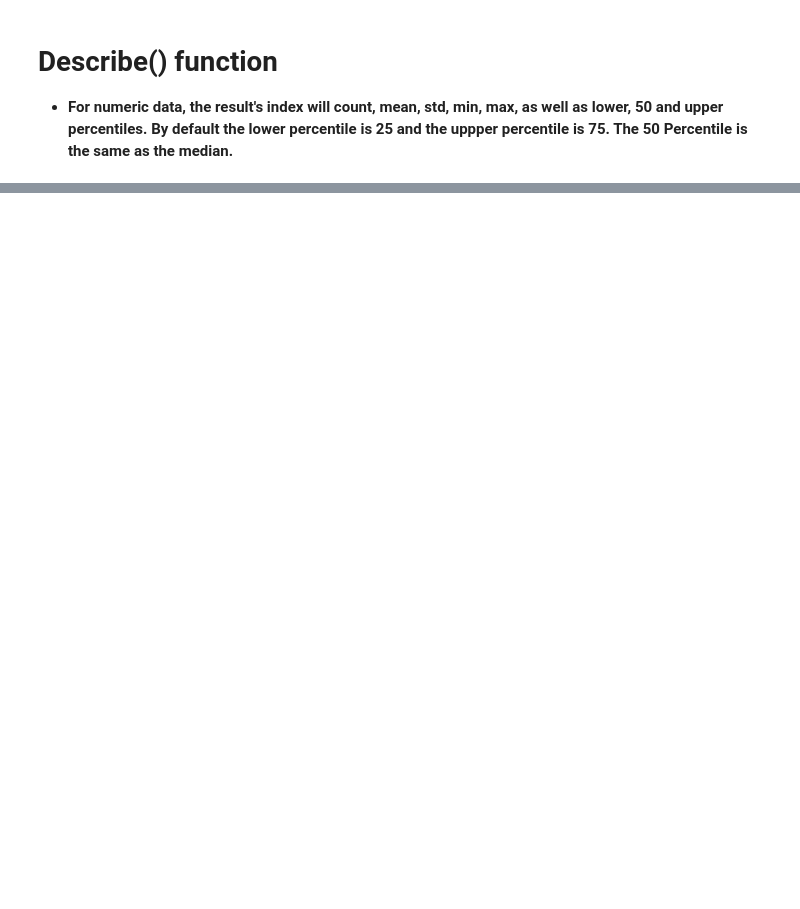
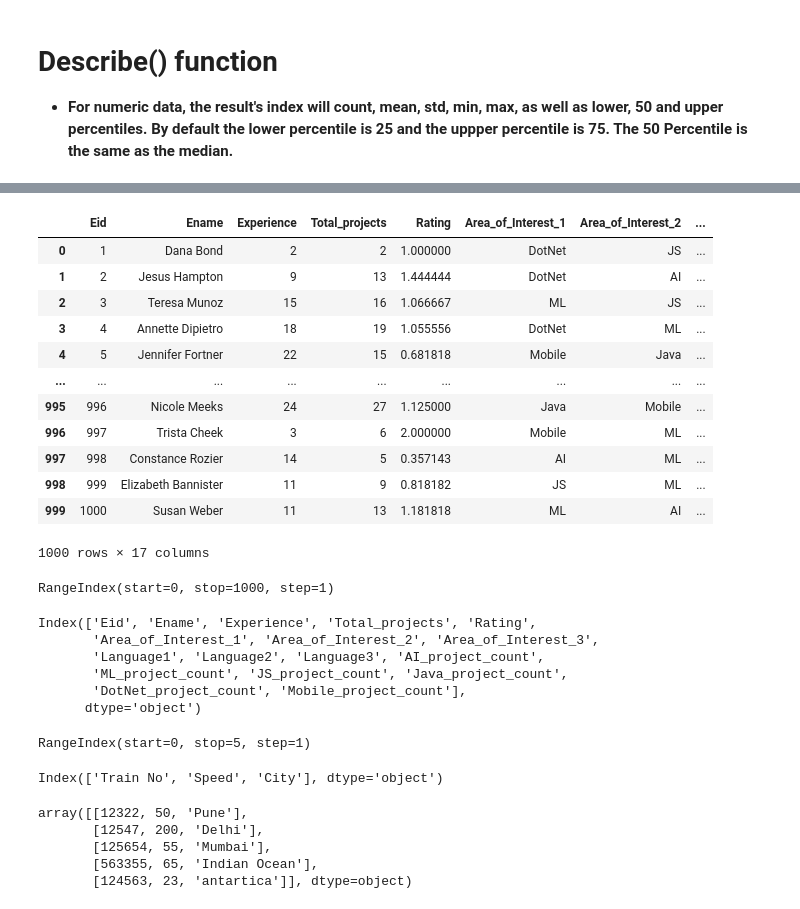
Before and after one commit to Roushan-World/Data_Analytics_10_11-30, a Jupyter notebook: 2.Pandas.ipynb, the cells around one changed output, grey strips where cells are left out. Cells and saved outputs as stored; diff of their text form; code cells hidden in the pictures; blank space fills up the shorter version.

```diff
--- a/2.Pandas.ipynb
+++ b/2.Pandas.ipynb
@@ -120,0 +306,49 @@ df.describe()
+# %%
+x1
+# %% [output]
+|  | Eid | Ename | Experience | Total_projects | Rating | Area_of_Interest_1 | Area_of_Interest_2 | ... |
+| 0 | 1 | Dana Bond | 2 | 2 | 1.000000 | DotNet | JS | ... |
+| 1 | 2 | Jesus Hampton | 9 | 13 | 1.444444 | DotNet | AI | ... |
+| 2 | 3 | Teresa Munoz | 15 | 16 | 1.066667 | ML | JS | ... |
+| 3 | 4 | Annette Dipietro | 18 | 19 | 1.055556 | DotNet | ML | ... |
+| 4 | 5 | Jennifer Fortner | 22 | 15 | 0.681818 | Mobile | Java | ... |
+| ... | ... | ... | ... | ... | ... | ... | ... | ... |
+| 995 | 996 | Nicole Meeks | 24 | 27 | 1.125000 | Java | Mobile | ... |
+| 996 | 997 | Trista Cheek | 3 | 6 | 2.000000 | Mobile | ML | ... |
+| 997 | 998 | Constance Rozier | 14 | 5 | 0.357143 | AI | ML | ... |
+| 998 | 999 | Elizabeth Bannister | 11 | 9 | 0.818182 | JS | ML | ... |
+| 999 | 1000 | Susan Weber | 11 | 13 | 1.181818 | ML | AI | ... |
+1000 rows × 17 columns
+# %%
+# Check the index value of your data.
+x1.index
+# %% [output]
+RangeIndex(start=0, stop=1000, step=1)
+# %%
+# Check the column value in your data.
+
+x1.columns
+# %% [output]
+Index(['Eid', 'Ename', 'Experience', 'Total_projects', 'Rating',
+       'Area_of_Interest_1', 'Area_of_Interest_2', 'Area_of_Interest_3',
+       'Language1', 'Language2', 'Language3', 'AI_project_count',
+       'ML_project_count', 'JS_project_count', 'Java_project_count',
+       'DotNet_project_count', 'Mobile_project_count'],
+      dtype='object')
+# %%
+xyz.index
+# %% [output]
+RangeIndex(start=0, stop=5, step=1)
+# %%
+xyz.columns
+# %% [output]
+Index(['Train No', 'Speed', 'City'], dtype='object')
+# %%
+# How to convert numpy array
+xyz.to_numpy()
+# %% [output]
+array([[12322, 50, 'Pune'],
+       [12547, 200, 'Delhi'],
+       [125654, 55, 'Mumbai'],
+       [563355, 65, 'Indian Ocean'],
+       [124563, 23, 'antartica']], dtype=object)
```
Also changed, not shown: parts of 72 cells of this notebook, 2 other files.
